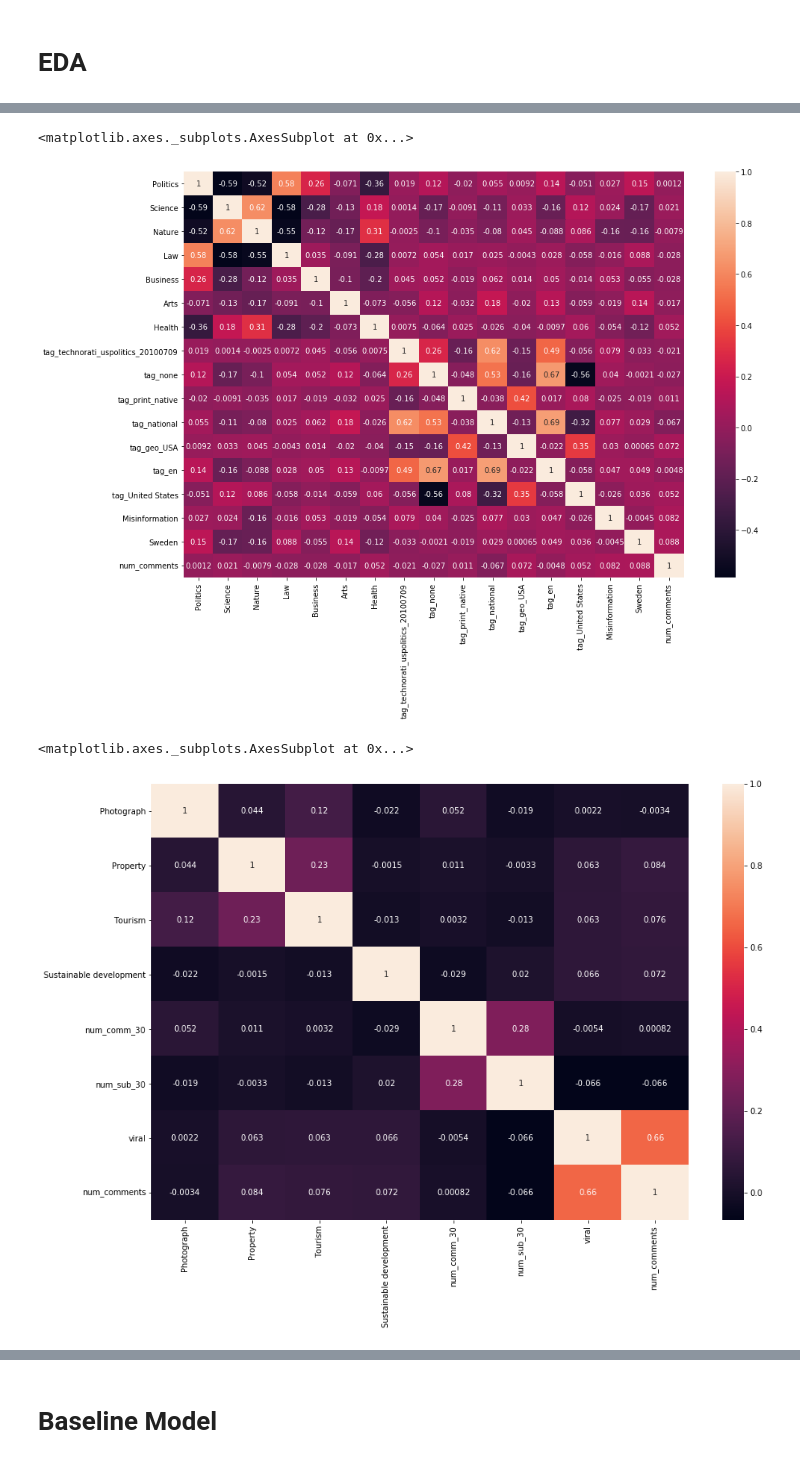
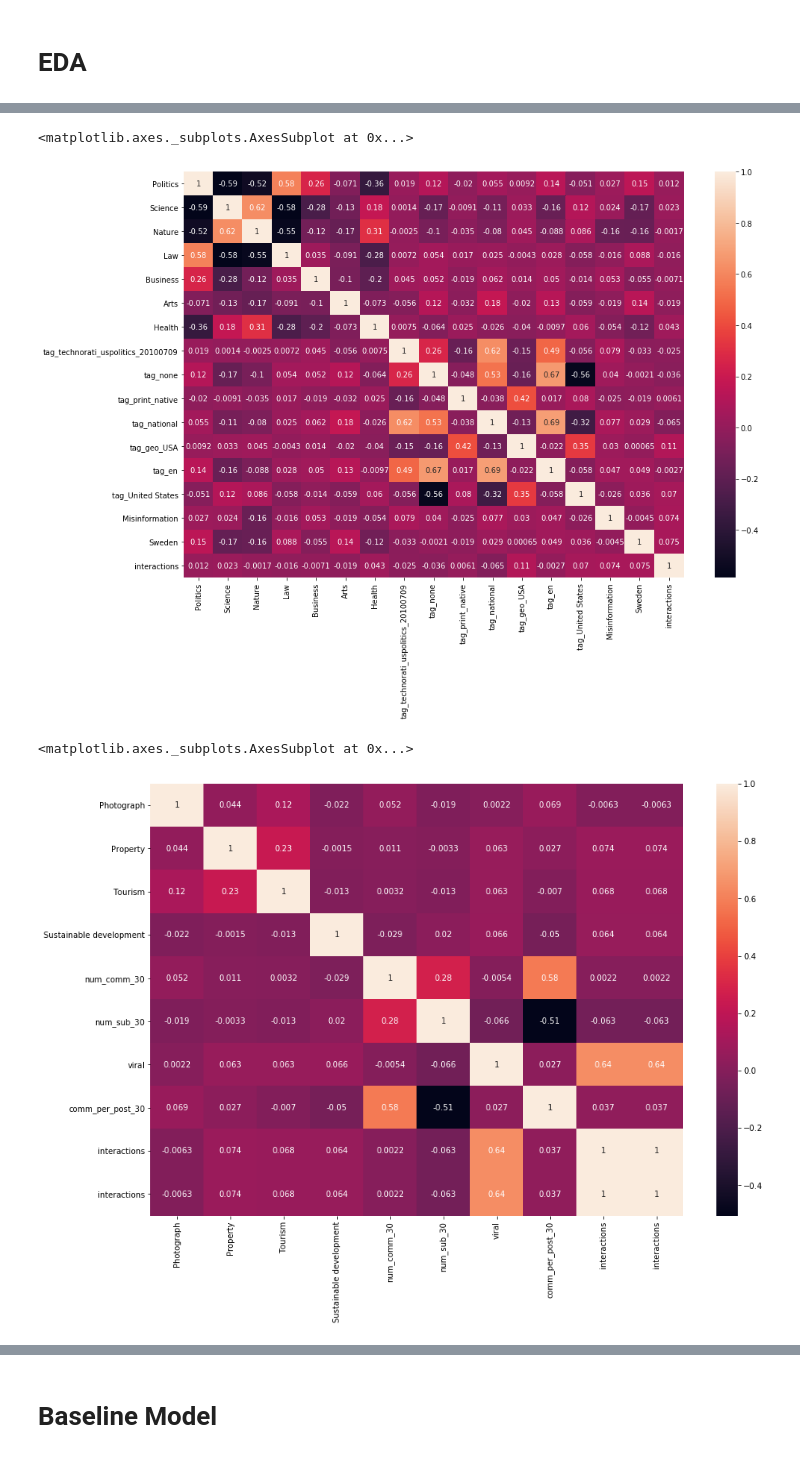
Before and after one commit to willyraedy/capstone, a Jupyter notebook: notebooks/BaselineModel.ipynb, the cells around one changed output, grey strips where cells are left out. Cells and saved outputs as stored; diff of their text form; code cells hidden in the pictures.

```diff
--- a/notebooks/BaselineModel.ipynb
+++ b/notebooks/BaselineModel.ipynb
@@ -91,0 +85,6 @@ Dep Var:
+# %%
+baseline_df['comm_per_post_30'] = baseline_df.num_comm_30 / baseline_df.num_sub_30
+# %%
+baseline_df['interactions'] = baseline_df.num_comments + baseline_df.score
+# %%
+baseline_df['log_comments'] = np.log(baseline_df.num_comments + 1)
@@ -106,12 +161,12 @@ sns.heatmap(baseline_df[list(baseline_df.columns[24:40]) + ['num_comments']].cor
 # %%
 plt.figure(figsize=(15, 10))
-sns.heatmap(baseline_df[list(baseline_df.columns[40:56]) + ['num_comments']].corr(), annot=True)
+sns.heatmap(baseline_df[list(baseline_df.columns[40:56]) + ['interactions']].corr(), annot=True)
 # %% [output]
 <matplotlib.axes._subplots.AxesSubplot at 0x...>
-[figure, old version]
+[figure, new version]
 # %%
 plt.figure(figsize=(15, 10))
-sns.heatmap(baseline_df[list(baseline_df.columns[56:]) + ['num_comments']].corr(), annot=True)
+sns.heatmap(baseline_df[list(baseline_df.columns[56:]) + ['interactions']].corr(), annot=True)
 # %% [output]
 <matplotlib.axes._subplots.AxesSubplot at 0x...>
-[figure, old version]
+[figure, new version]
```
Also changed, not shown: parts of 42 cells of this notebook, 4 other files.
